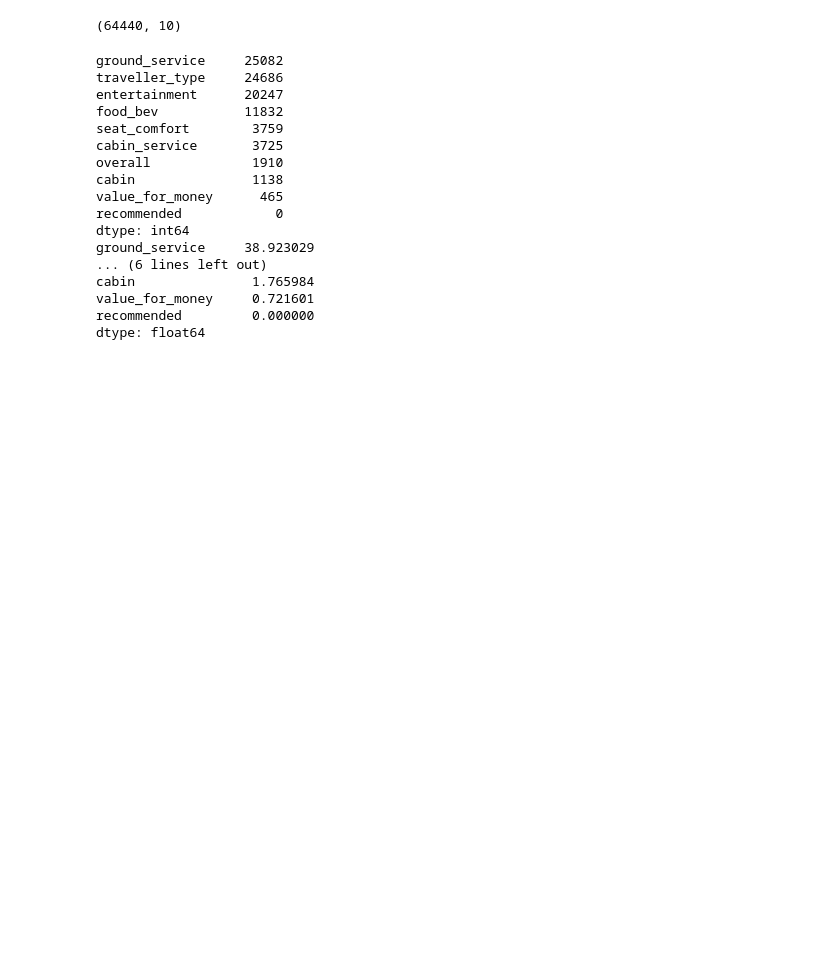
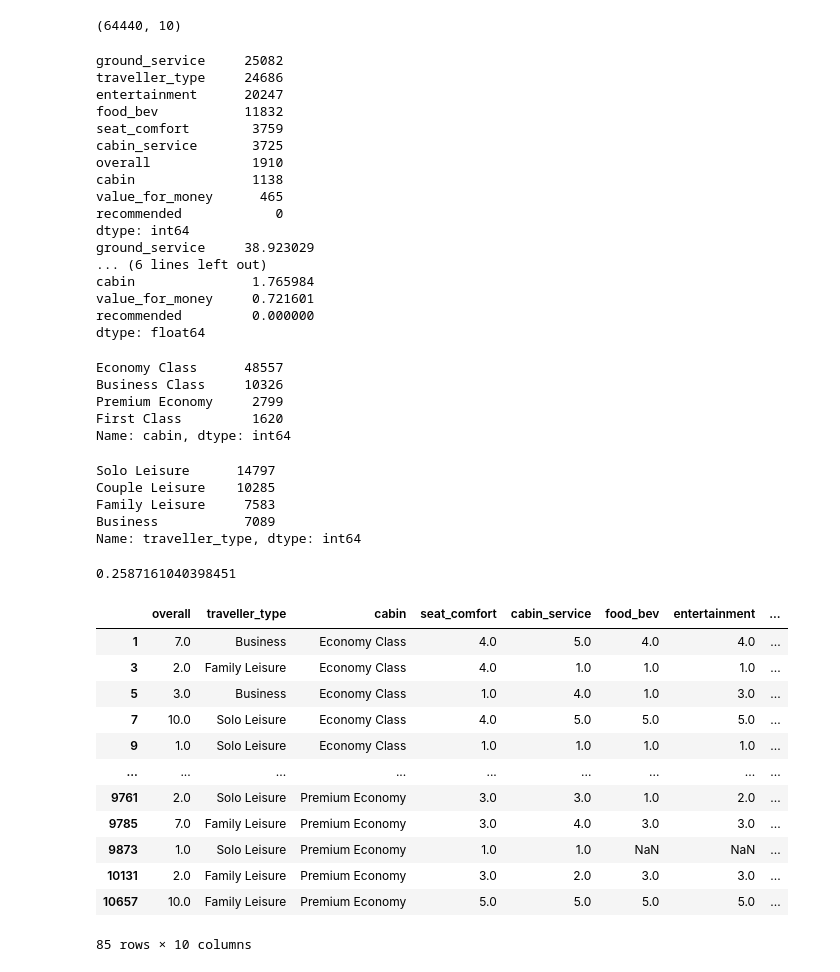
Before and after one commit to pranilthorat/Airline-Passenger-Referral-Prediction-classification, a Jupyter notebook: github_commit_for_capstone_project(3)_airline_passenger_refferal_classification.ipynb, the cells around one changed output. Saved outputs shown, nothing was run; the diff lists cells and outputs as text; code cells hidden in the pictures; blank space fills up the shorter version.

```diff
--- a/github_commit_for_capstone_project(3)_airline_passenger_refferal_classification.ipynb
+++ b/github_commit_for_capstone_project(3)_airline_passenger_refferal_classification.ipynb
@@ -211,3 +211,40 @@ cabin               1.765984
 value_for_money     0.721601
 recommended         0.000000
 dtype: float64
+# %%
+df_2['cabin'].value_counts()
+# %% [output]
+Economy Class      48557
+Business Class     10326
+Premium Economy     2799
+First Class         1620
+Name: cabin, dtype: int64
+# %%
+df_2['traveller_type'].value_counts()
+# %% [output]
+Solo Leisure      14797
+Couple Leisure    10285
+Family Leisure     7583
+Business           7089
+Name: traveller_type, dtype: int64
+# %%
+10285/(14797+10285+7583+7089)
+# %% [output]
+0.2587161040398451
+# %%
+df_3=df_2.groupby(['traveller_type','cabin'])
+df_3.head()
+# %% [output]
+|  | overall | traveller_type | cabin | seat_comfort | cabin_service | food_bev | entertainment | ... |
+| 1 | 7.0 | Business | Economy Class | 4.0 | 5.0 | 4.0 | 4.0 | ... |
+| 3 | 2.0 | Family Leisure | Economy Class | 4.0 | 1.0 | 1.0 | 1.0 | ... |
+| 5 | 3.0 | Business | Economy Class | 1.0 | 4.0 | 1.0 | 3.0 | ... |
+| 7 | 10.0 | Solo Leisure | Economy Class | 4.0 | 5.0 | 5.0 | 5.0 | ... |
+| 9 | 1.0 | Solo Leisure | Economy Class | 1.0 | 1.0 | 1.0 | 1.0 | ... |
+| ... | ... | ... | ... | ... | ... | ... | ... | ... |
+| 9761 | 2.0 | Solo Leisure | Premium Economy | 3.0 | 3.0 | 1.0 | 2.0 | ... |
+| 9785 | 7.0 | Family Leisure | Premium Economy | 3.0 | 4.0 | 3.0 | 3.0 | ... |
+| 9873 | 1.0 | Solo Leisure | Premium Economy | 1.0 | 1.0 | NaN | NaN | ... |
+| 10131 | 2.0 | Family Leisure | Premium Economy | 3.0 | 2.0 | 3.0 | 3.0 | ... |
+| 10657 | 10.0 | Family Leisure | Premium Economy | 5.0 | 5.0 | 5.0 | 5.0 | ... |
+85 rows × 10 columns
```
Also changed, not shown: parts of 4 cells of this notebook.
